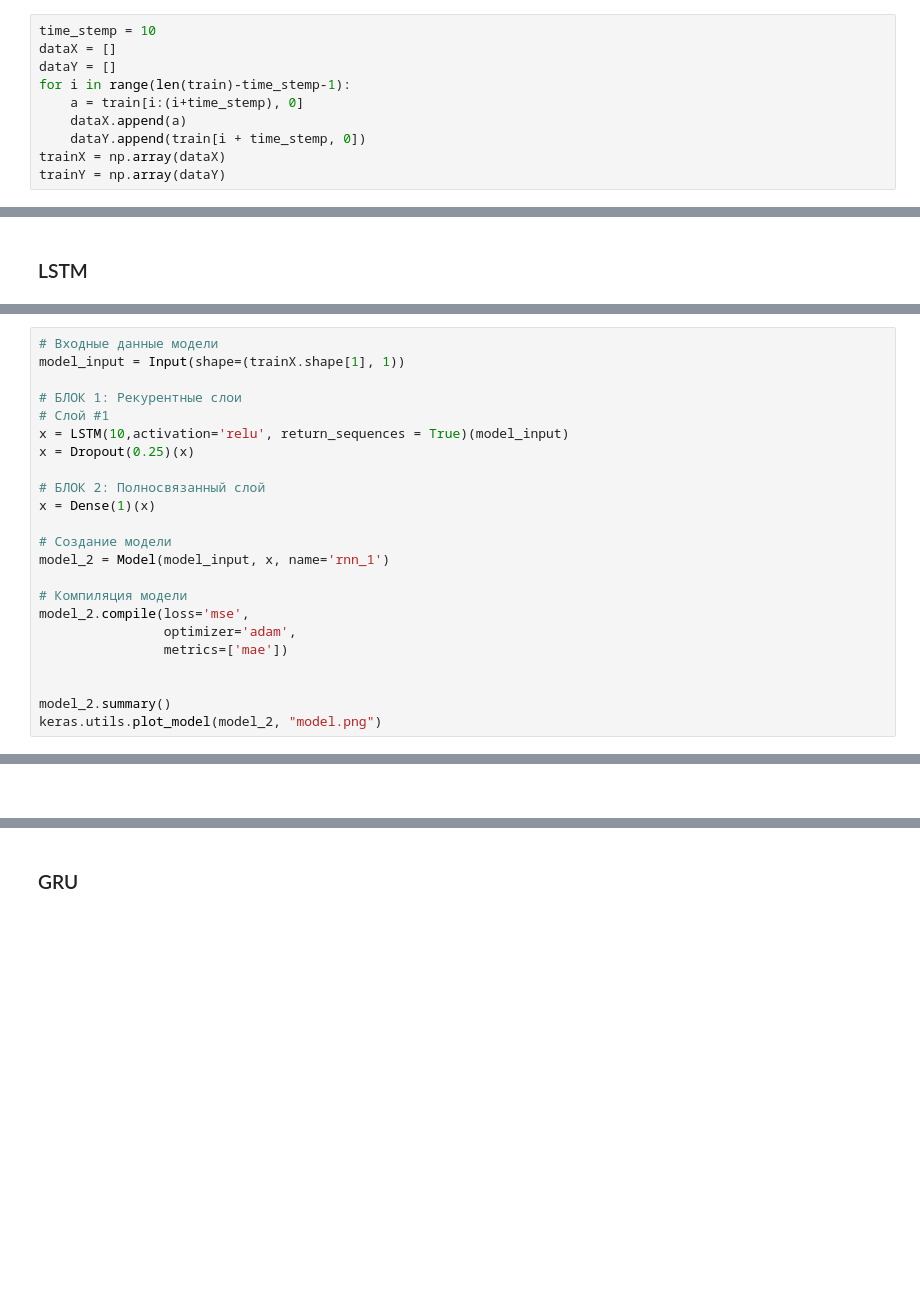
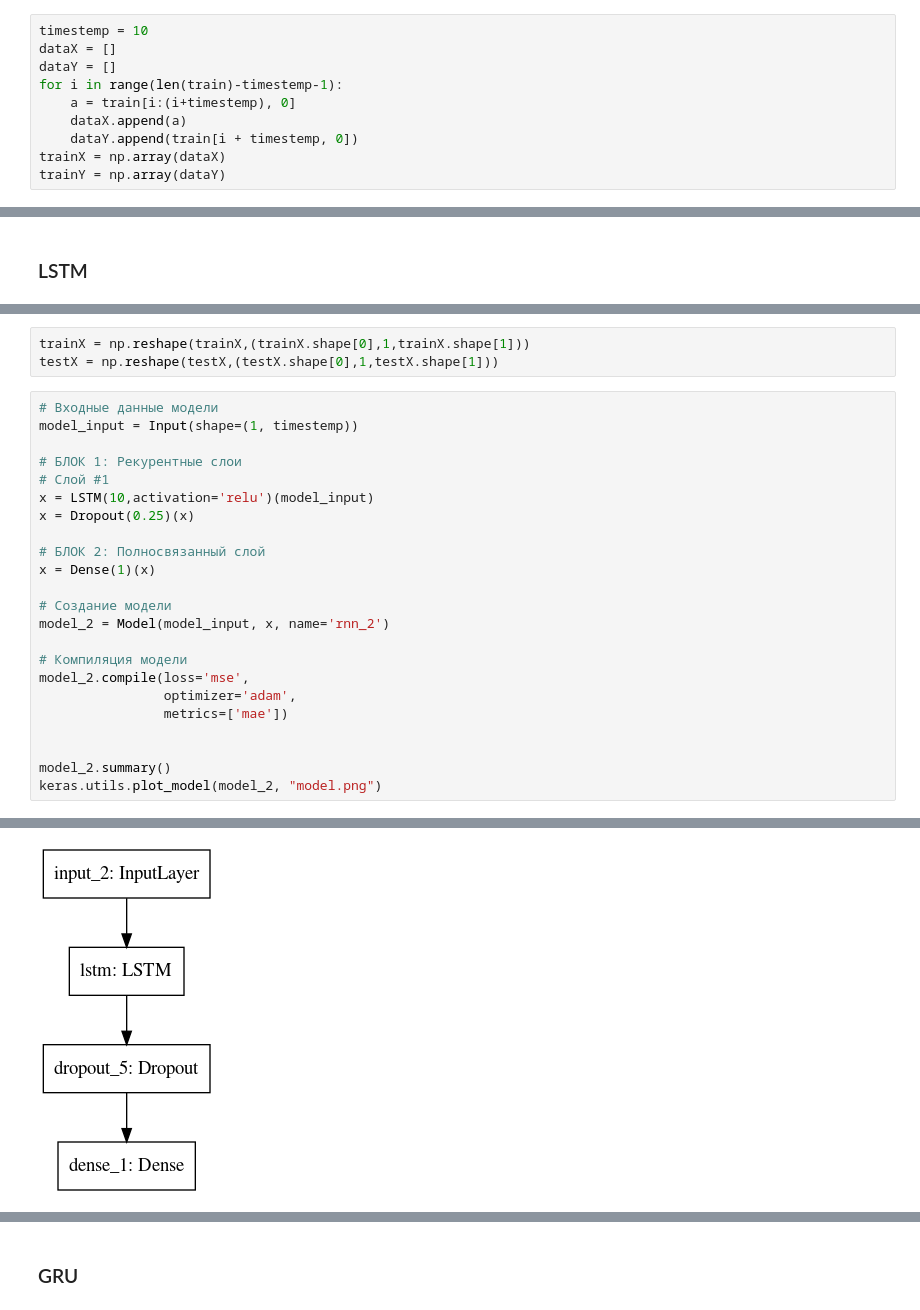
Before and after one commit to rttrif/Training_Repository_TrifonovRS, a Jupyter notebook: [GeekBrains] Introduction to Neural Networks/Урок 5. Рекуррентные нейронные сети/Урок 5. Рекуррентные нейронные сети.ipynb, the cells around one changed output, grey strips where cells are left out. Drawn from its saved outputs; the diff is of its cells as text; blank space fills up the shorter version.

```diff
--- a/[GeekBrains] Introduction to Neural Networks/Урок 5. Рекуррентные нейронные сети/Урок 5. Рекуррентные нейронные сети.ipynb
+++ b/[GeekBrains] Introduction to Neural Networks/Урок 5. Рекуррентные нейронные сети/Урок 5. Рекуррентные нейронные сети.ipynb
@@ -119,13 +122,13 @@ print("train size: {}, test size: {} ".format(len(train), len(test)))
 # %% [output]
 train size: 83, test size: 56
 # %%
-time_stemp = 10
+timestemp = 10
 dataX = []
 dataY = []
-for i in range(len(train)-time_stemp-1):
-    a = train[i:(i+time_stemp), 0]
+for i in range(len(train)-timestemp-1):
+    a = train[i:(i+timestemp), 0]
     dataX.append(a)
-    dataY.append(train[i + time_stemp, 0])
+    dataY.append(train[i + timestemp, 0])
 trainX = np.array(dataX)
 trainY = np.array(dataY)
 # %%
@@ -208,17 +333,20 @@ TypeError: Cannot convert a symbolic Keras input/output to a numpy array. This e
+# %%
+trainX = np.reshape(trainX,(trainX.shape[0],1,trainX.shape[1]))
+testX = np.reshape(testX,(testX.shape[0],1,testX.shape[1]))
 # %%
 # Входные данные модели
-model_input = Input(shape=(trainX.shape[1], 1))
+model_input = Input(shape=(1, timestemp))
 
 # БЛОК 1: Рекурентные слои
 # Слой #1
-x = LSTM(10,activation='relu', return_sequences = True)(model_input)
+x = LSTM(10,activation='relu')(model_input)
 x = Dropout(0.25)(x)
 
 # БЛОК 2: Полносвязанный слой
 x = Dense(1)(x)
 
 # Создание модели
-model_2 = Model(model_input, x, name='rnn_1')
+model_2 = Model(model_input, x, name='rnn_2')
 
 # Компиляция модели
 model_2.compile(loss='mse',
@@ -249 +376 @@ ________________________________________________________________________________
-[figure, old version]
+[figure, new version]
```
Also changed, not shown: parts of 33 cells of this notebook.
